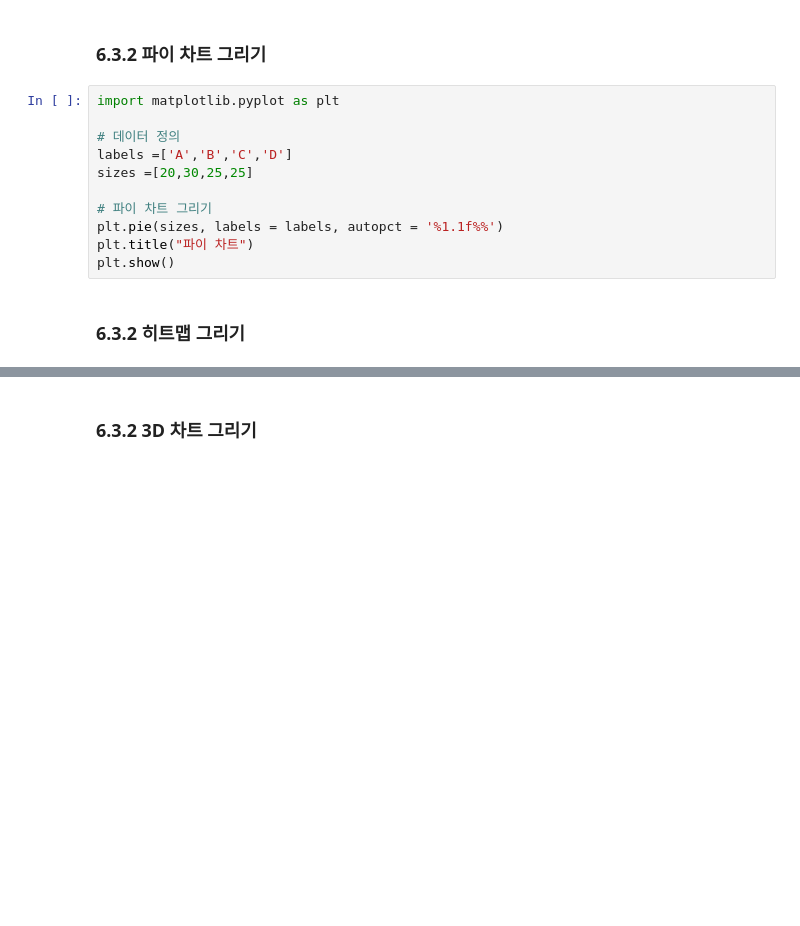
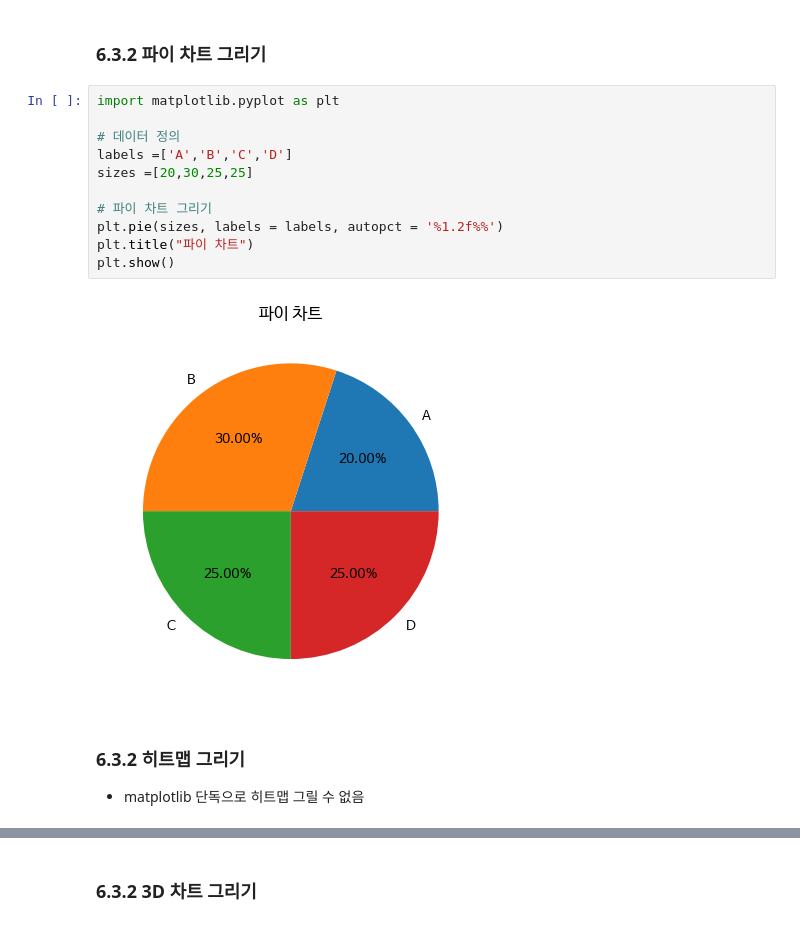
Before and after one commit to Taeichang/DataAnalysis, a Jupyter notebook: 오픈소스_데이터_분석_10강.ipynb, the cells around one changed output, grey strips where cells are left out. Drawn from its saved outputs; the diff is of its cells as text; blank space fills up the shorter version.

```diff
--- a/오픈소스_데이터_분석_10강.ipynb
+++ b/오픈소스_데이터_분석_10강.ipynb
@@ -150,16 +197,19 @@ plt.show()
 # %%
 import matplotlib.pyplot as plt
 
 # 데이터 정의
 labels =['A','B','C','D']
 sizes =[20,30,25,25]
 
 # 파이 차트 그리기
-plt.pie(sizes, labels = labels, autopct = '%1.1f%%')
+plt.pie(sizes, labels = labels, autopct = '%1.2f%%')
 plt.title("파이 차트")
 plt.show()
+# %% [output]
+[figure, added]
 # %% [markdown]
 ### 6.3.2 히트맵 그리기
+* matplotlib 단독으로 히트맵 그릴 수 없음
 # %%
 import matplotlib.pyplot as plt
 import seaborn as sns
```
Also changed, not shown: parts of 26 cells of this notebook.
